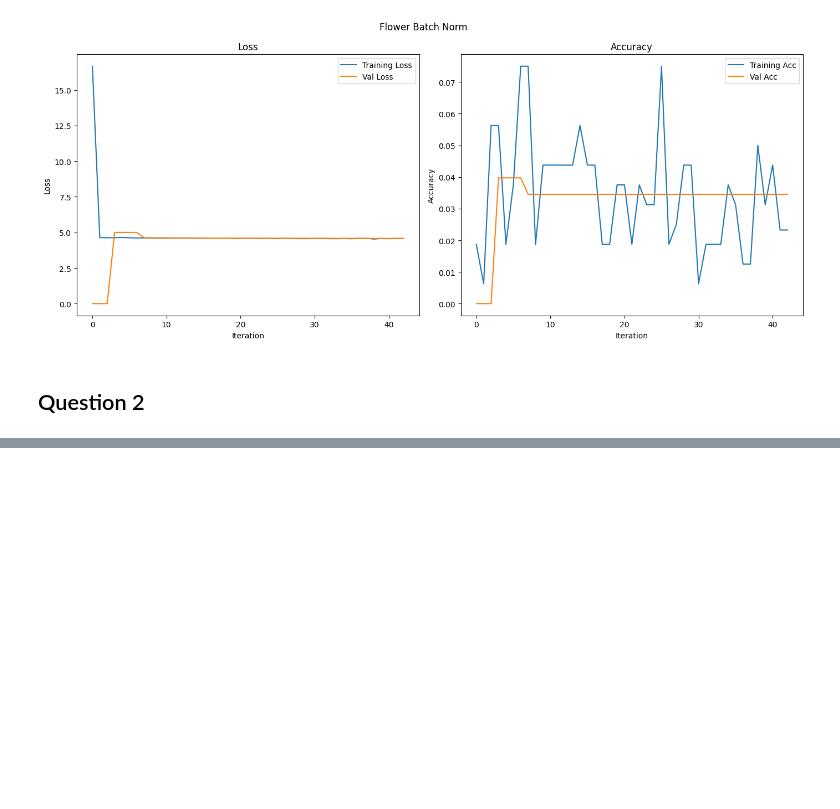
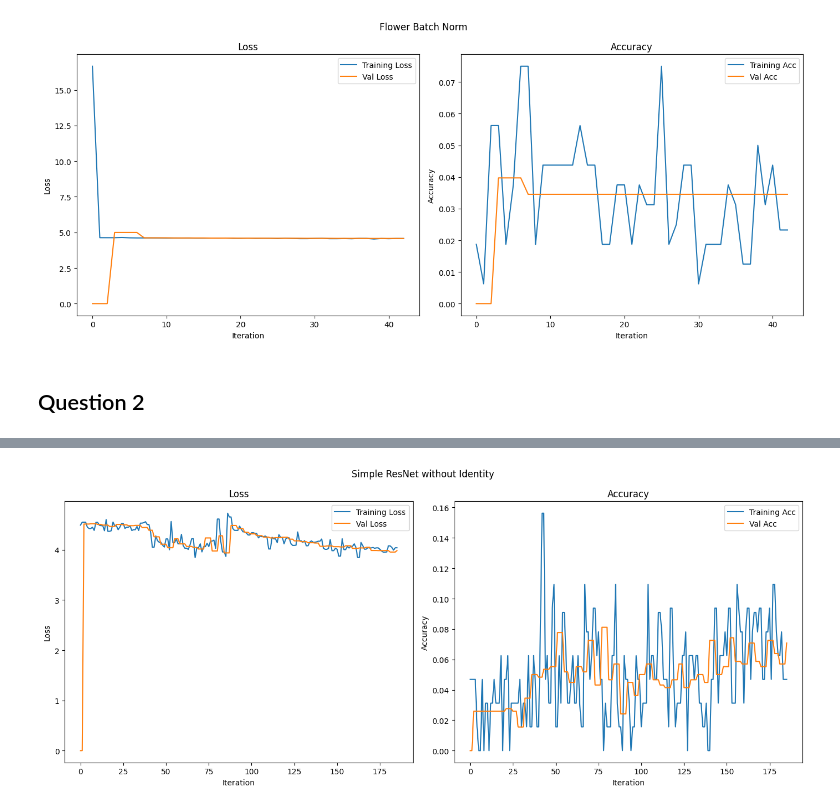
Before and after one commit to KeithLin724/NYCU_DeepLearning_2025, a Jupyter notebook: HW1/hw1__StudentID_.ipynb, the cells around one changed output, grey strips where cells are left out. Cells and saved outputs as stored; diff of their text form; code cells hidden in the pictures; blank space fills up the shorter version.

```diff
--- a/HW1/hw1__StudentID_.ipynb
+++ b/HW1/hw1__StudentID_.ipynb
@@ -1250,0 +1551,7 @@ class LayerNormCNN(L.LightningModule):
+# %%
+simple_res_no_identity = pd.read_csv("./logs_flower/flower_Simple_ResNet_No_Identity/version_0/metrics.csv")
+simple_res_no_identity = simple_res_no_identity.ffill().fillna(0)
+# %%
+plot_graph_plt_nn(simple_res_no_identity, "Simple ResNet without Identity")
+# %% [output]
+[figure, added]
```
Also changed, not shown: parts of 29 cells of this notebook.
